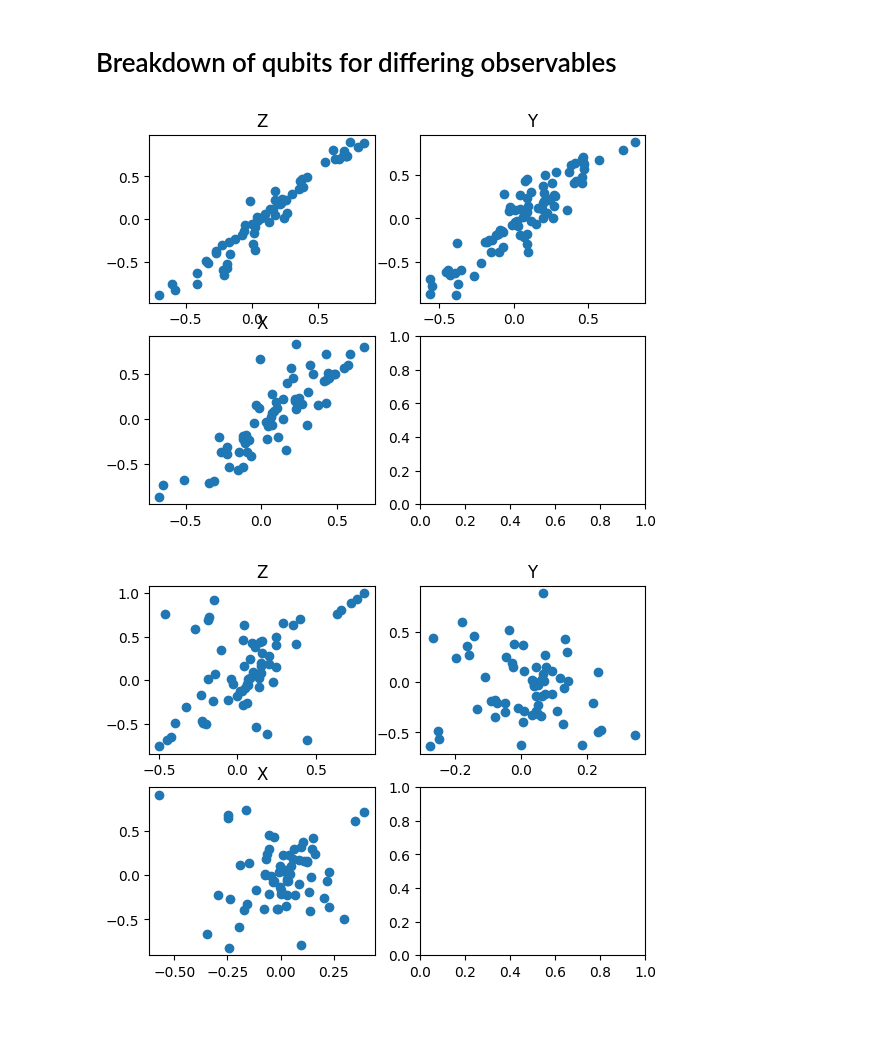
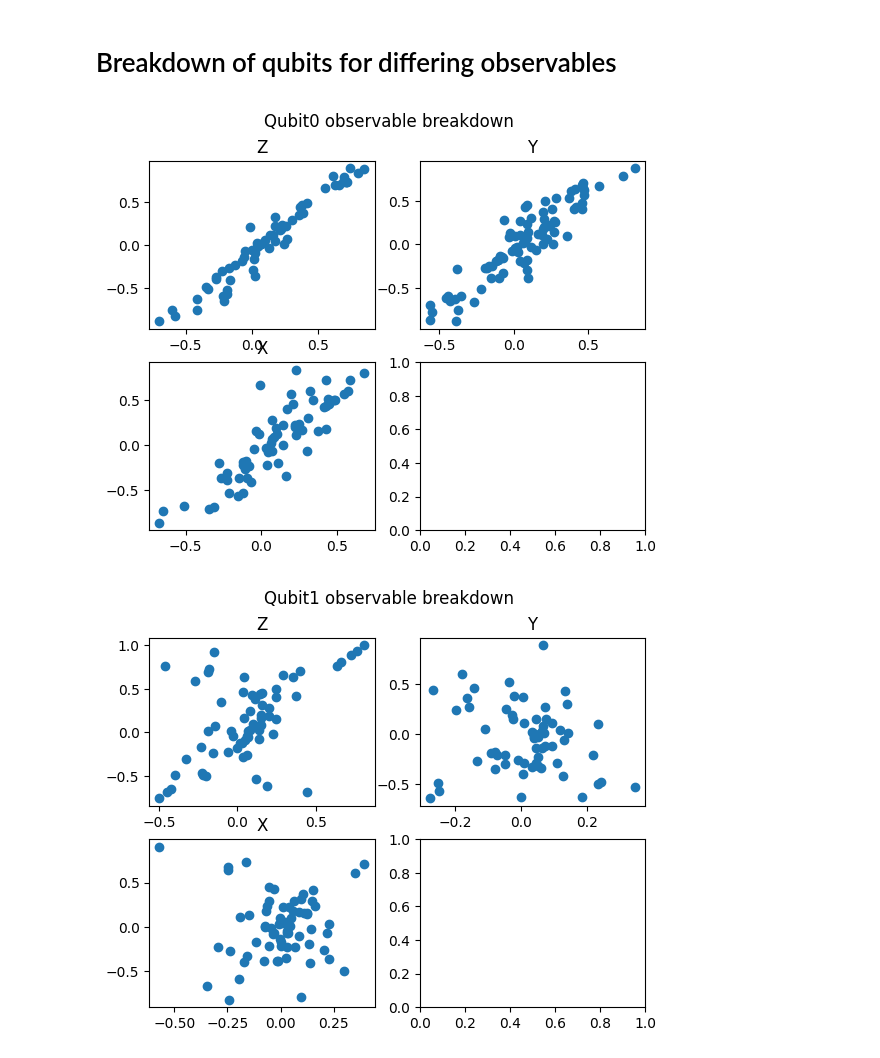
Before and after one commit to prachisharma21/ML_4_QEM, a Jupyter notebook: 5Models_Test.ipynb, the cells around one changed output. Cells and saved outputs as stored; diff of their text form; code cells hidden in the pictures; blank space fills up the shorter version.

```diff
--- a/5Models_Test.ipynb
+++ b/5Models_Test.ipynb
@@ -73,21 +74,22 @@ plt.bar(x, height=height)
 # %%
 # for q0:
 df_qu0_Z = df_qu0[df_qu0['observable'] == 'ZIIII']
 df_qu0_X = df_qu0[df_qu0['observable'] == 'XIIII']
 df_qu0_Y = df_qu0[df_qu0['observable'] == 'YIIII']
 
 fig, axis = plt.subplots(2,2)
+fig.suptitle('Qubit0 observable breakdown')
 axis[0, 0].scatter(df_qu0_Z['noisy_expectation'], df_qu0_Z['target'])
 axis[0, 0].set_title('Z')
 
 axis[1, 0].scatter(df_qu0_X['noisy_expectation'], df_qu0_X['target'])
 axis[1, 0].set_title('X')
 
 axis[0, 1].scatter(df_qu0_Y['noisy_expectation'], df_qu0_Y['target'])
 axis[0, 1].set_title('Y')
 plt.show(fig)
 # %% [output]
-[figure, old version]
+[figure, new version]
 # %%
 # for q1:
 df_qu0_Z = df_qu1[df_qu1['observable'] == 'IZIII']
@@ -95,6 +97,7 @@ df_qu0_X = df_qu1[df_qu1['observable'] == 'IXIII']
 df_qu0_Y = df_qu1[df_qu1['observable'] == 'IYIII']
 
 fig1, axis1 = plt.subplots(2,2)
+fig1.suptitle('Qubit1 observable breakdown')
 axis1[0, 0].scatter(df_qu0_Z['noisy_expectation'], df_qu0_Z['target'])
 axis1[0, 0].set_title('Z')
 
@@ -105,7 +108,7 @@ axis1[0, 1].scatter(df_qu0_Y['noisy_expectation'], df_qu0_Y['target'])
 axis1[0, 1].set_title('Y')
 plt.show(fig1)
 # %% [output]
-[figure, old version]
+[figure, new version]
 # %%
 # for q2:
 df_qu0_Z = df_qu2[df_qu2['observable'] == 'IIZII']
```
Also changed, not shown: parts of 4 cells of this notebook.
